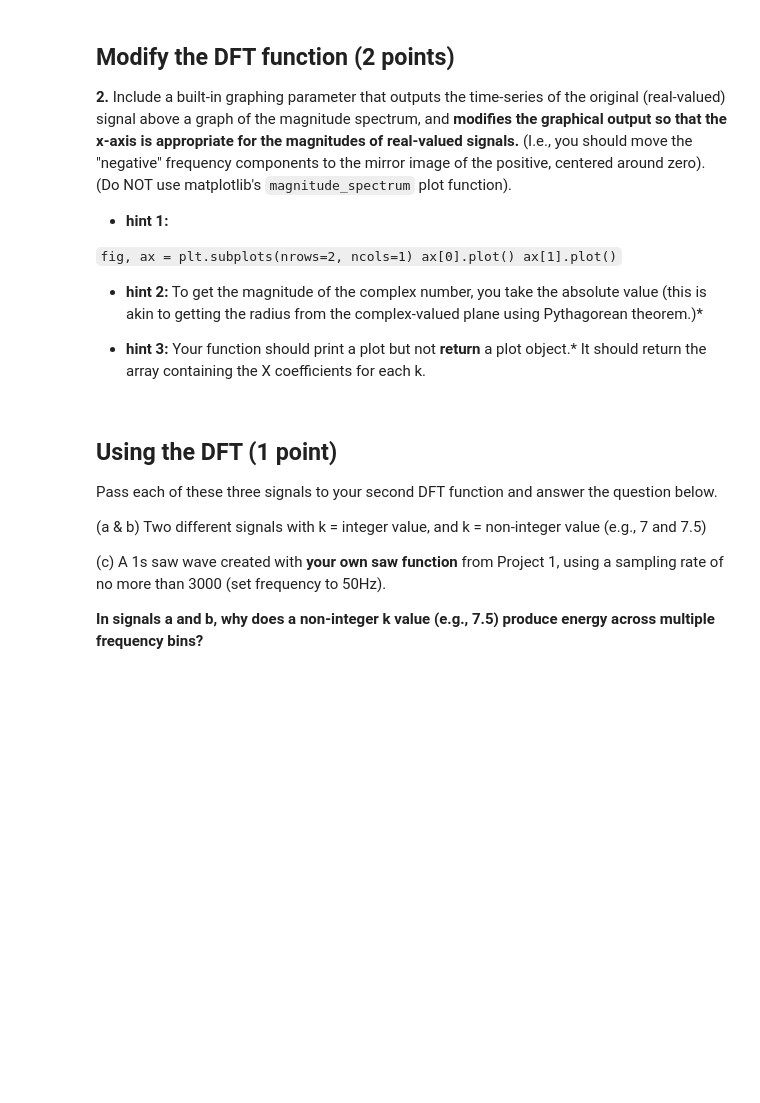
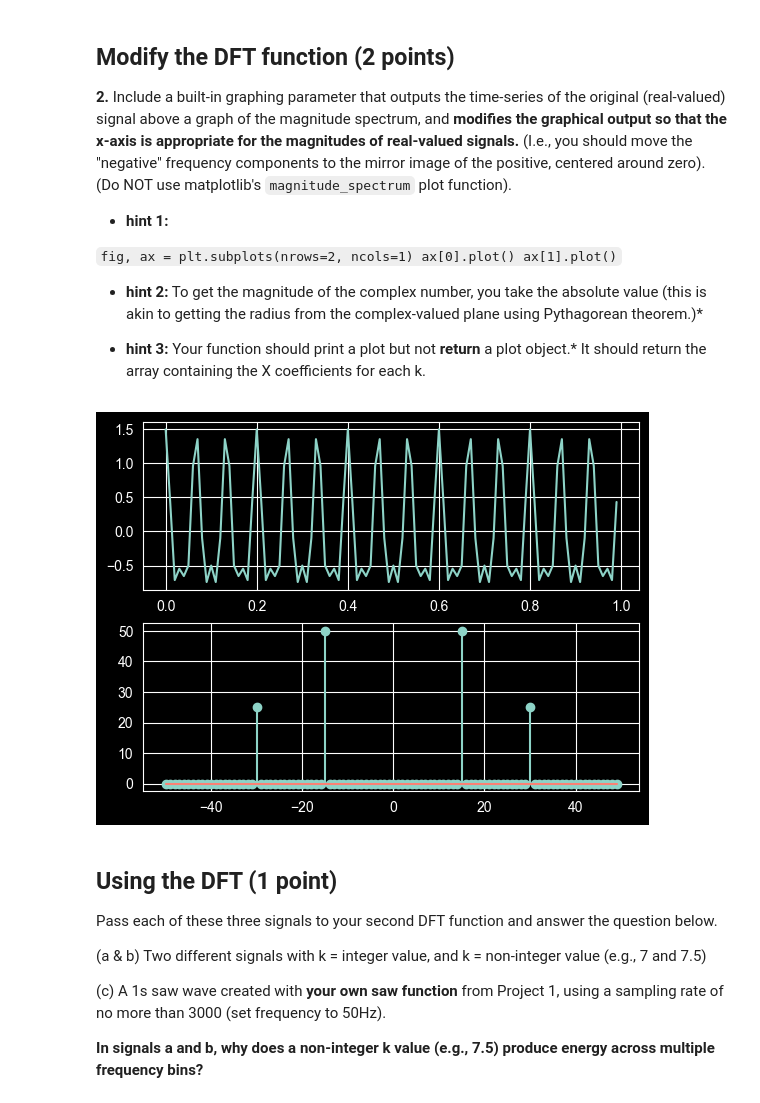
Before and after one commit to denayeisnotokay/AudioTechII, a Jupyter notebook: HW/HW2.ipynb, the cells around one changed output. Cells and saved outputs as stored; diff of their text form; code cells hidden in the pictures; blank space fills up the shorter version.

```diff
--- a/HW/HW2.ipynb
+++ b/HW/HW2.ipynb
@@ -59,4 +80,13 @@ def DFT(x):
     X (numpy array) = The N point DFT of the input sequence x
     """
 
-    ## Your code here
+    N = len(x)
+    X = np.array([])
+
+    for k in range(N):
+        X = np.append(X, np.dot(x, cSine(k, N)))
+
+    return np.round(X)
+# %%
+x = np.array([1, 2, 3, 4])
+DFT(x)
@@ -77,7 +109,6 @@ ax[1].plot()`
 # %%
 #modify the same algorithm above to include graphics as output
 def myDFT2(x):
-    import matplotlib.pyplot as plt
     """
     Input:
     x (numpy array) = input sequence of length N
@@ -85,7 +116,27 @@ def myDFT2(x):
     The function should return a numpy array of length N
     X (numpy array) = The N point DFT of the input sequence x
     """
-    ## Your code here
+
+    N = len(x)
+    X = np.array([])
+    kv = np.arange(-N/2, N/2)
+
+    for k in kv:
+        X = np.append(X, np.dot(x, cSine(k, N)))
+
+    reX = np.round(np.abs(X))
+    t = np.arange(N)/N
+
+    fig, ax = plt.subplots(nrows=2, ncols=1)
+    ax[0].plot(t, x)
+    ax[1].stem(kv, reX)
+    fig.show()
+# %%
+x = np.real(cSine(15, 100) + cSine(30, 100) / 2)
+
+myDFT2(x)
+# %% [output]
+[figure, added]
 # %% [markdown]
 ## Using the DFT (1 point)
 
```
Also changed, not shown: parts of 14 cells of this notebook.
